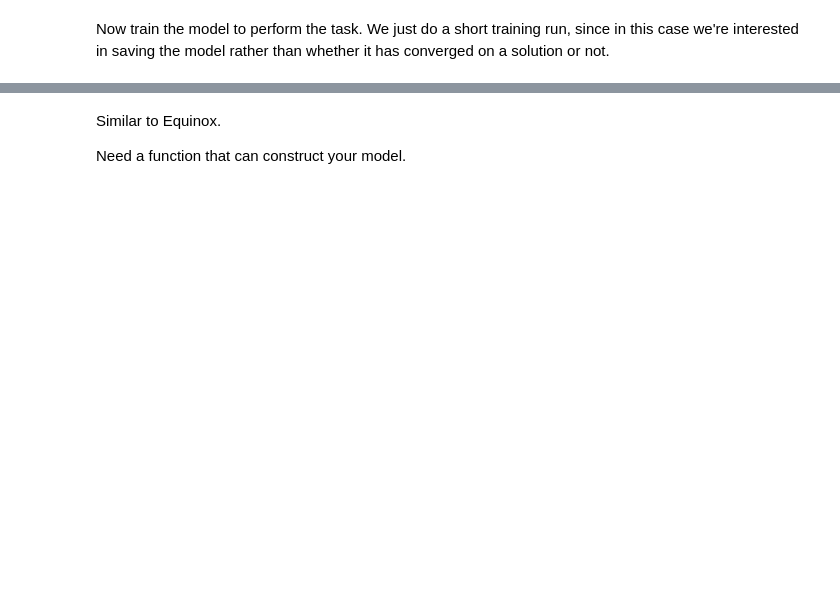
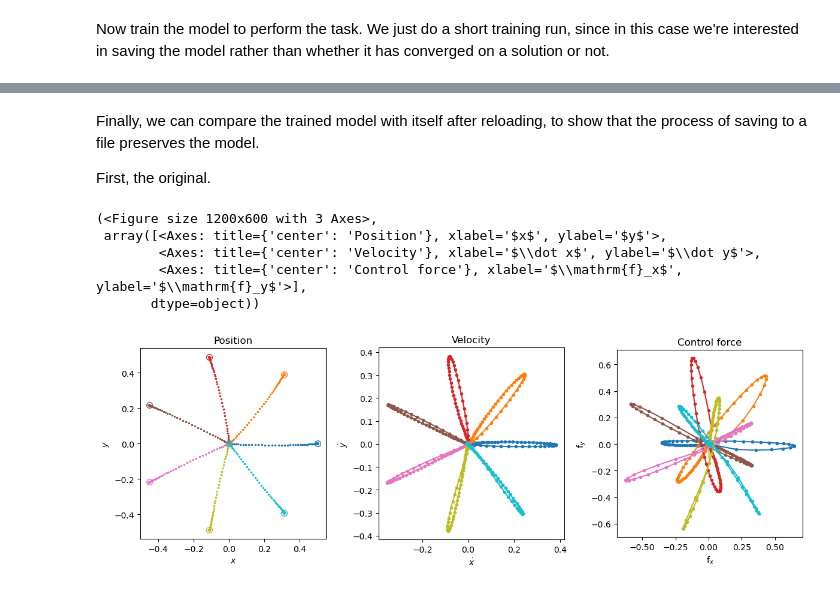
Before and after one commit to mlprt/feedbax, a Jupyter notebook: examples/saving_and_loading.ipynb, the cells around one changed output, grey strips where cells are left out. Drawn from its saved outputs; the diff is of its cells as text; code cells hidden in the pictures; blank space fills up the shorter version.

```diff
--- a/examples/saving_and_loading.ipynb
+++ b/examples/saving_and_loading.ipynb
@@ -41,7 +41,7 @@ hyperparameters = dict(
     hidden_size=50,  # Number of units in the hidden layer of the controller
 )
 
-key_init, key_train = jax.random.split(jax.random.PRNGKey(0))
+key_init, key_train, key_eval = jax.random.split(jax.random.PRNGKey(0), 3)
 
 task, model = setup(**hyperparameters, key=key_init)
 # %% [markdown]
@@ -56,7 +56,7 @@ trainer = TaskTrainer(
     optimizer=optax.adam(learning_rate=1e-2)
 )
 
-model, _ = trainer(
+model_trained, _ = trainer(
     task=task,
     model=model,
     n_batches=1000,
@@ -103,6 +150,0 @@ model_path = save(
-# %%
-model, task = load(model_path, setup)
-# %% [markdown]
-Similar to Equinox.
-
-Need a function that can construct your model.
@@ -108,0 +168,20 @@ Need a function that can construct your model.
+# %% [markdown]
+Finally, we can compare the trained model with itself after reloading, to show that the process of saving to a file preserves the model.
+
+First, the original.
+# %%
+from feedbax.plot import plot_reach_trajectories
+
+states = task.eval(model_trained, key=key_eval)
+
+plot_reach_trajectories(
+    states,
+    trial_specs = task.validation_trials,
+)
+# %% [output]
+(<Figure size 1200x600 with 3 Axes>,
+ array([<Axes: title={'center': 'Position'}, xlabel='$x$', ylabel='$y$'>,
+        <Axes: title={'center': 'Velocity'}, xlabel='$\\dot x$', ylabel='$\\dot y$'>,
+        <Axes: title={'center': 'Control force'}, xlabel='$\\mathrm{f}_x$', ylabel='$\\mathrm{f}_y$'>],
+       dtype=object))
+[figure, added]
```
Also changed, not shown: parts of 10 cells of this notebook, 24 other files.
